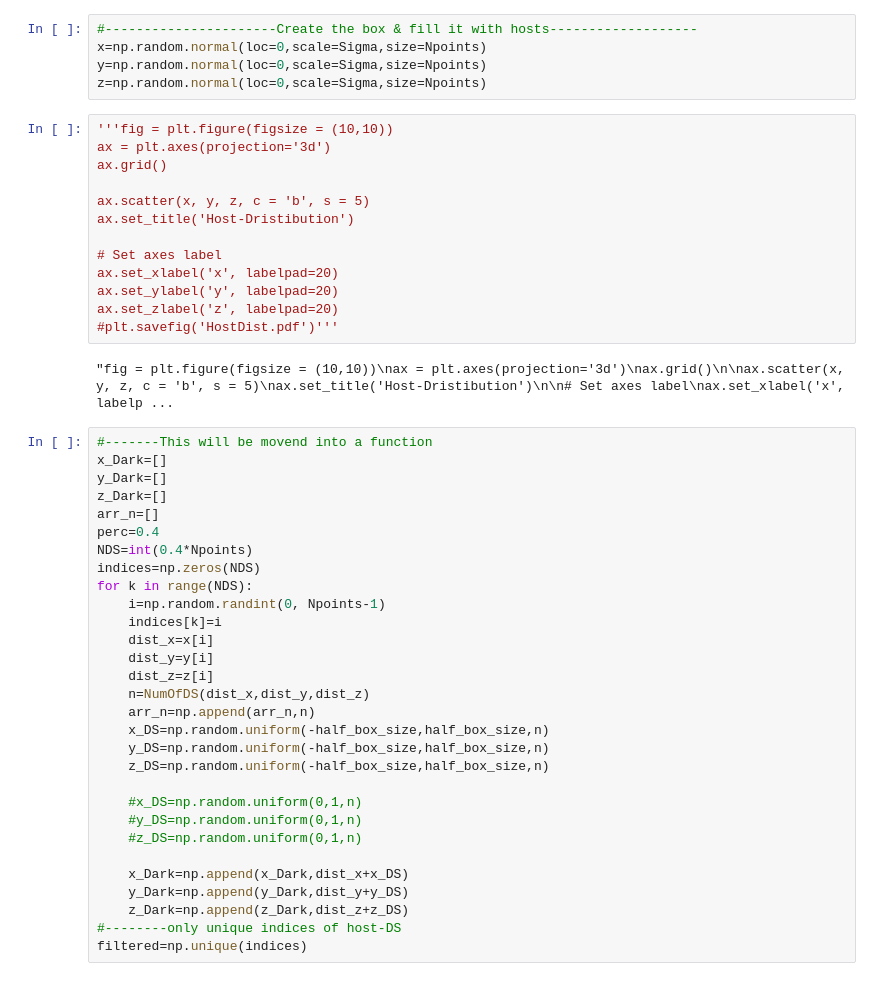
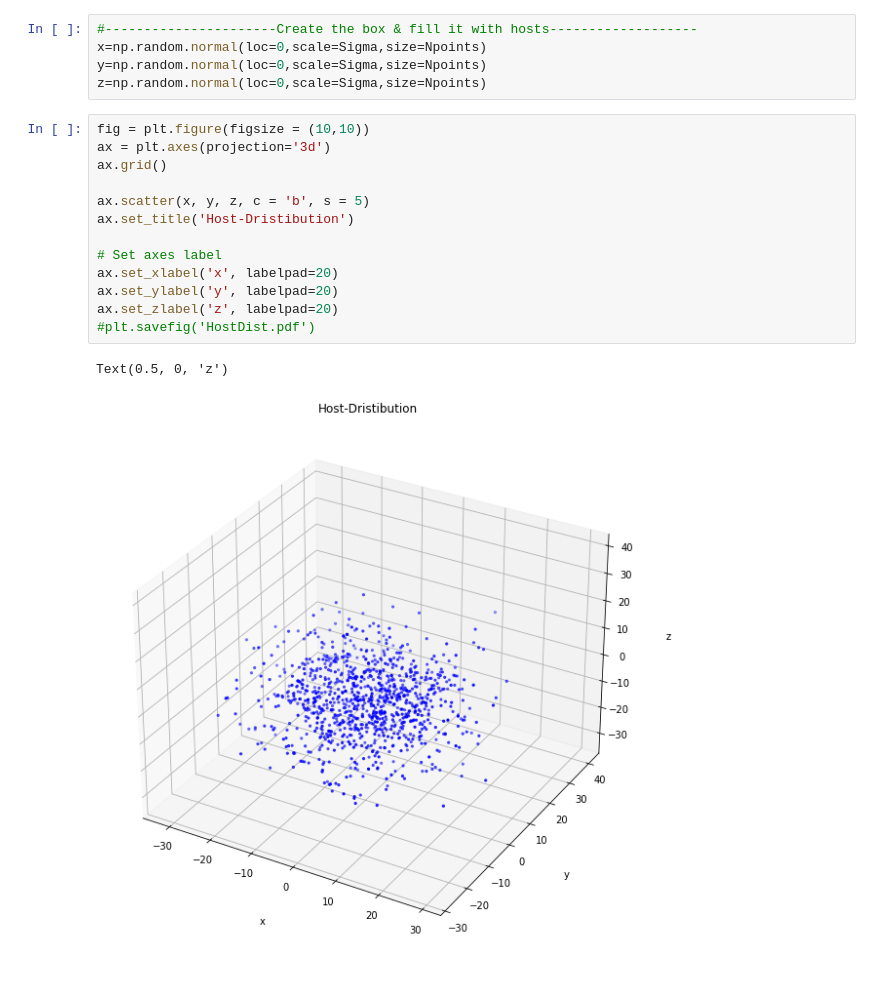
Before and after one commit to RCianca/DarkSirensStat, a Jupyter notebook: DSCatalogueCeator/DSIRE.ipynb, the cells around one changed output. Saved outputs shown, nothing was run; the diff lists cells and outputs as text.

```diff
--- a/DSCatalogueCeator/DSIRE.ipynb
+++ b/DSCatalogueCeator/DSIRE.ipynb
@@ -56,47 +109,18 @@ x=np.random.normal(loc=0,scale=Sigma,size=Npoints)
 y=np.random.normal(loc=0,scale=Sigma,size=Npoints)
 z=np.random.normal(loc=0,scale=Sigma,size=Npoints)
 # %%
-'''fig = plt.figure(figsize = (10,10))
+fig = plt.figure(figsize = (10,10))
 ax = plt.axes(projection='3d')
 ax.grid()
 
 ax.scatter(x, y, z, c = 'b', s = 5)
 ax.set_title('Host-Dristibution')
 
 # Set axes label
 ax.set_xlabel('x', labelpad=20)
 ax.set_ylabel('y', labelpad=20)
 ax.set_zlabel('z', labelpad=20)
-#plt.savefig('HostDist.pdf')'''
+#plt.savefig('HostDist.pdf')
 # %% [output]
-"fig = plt.figure(figsize = (10,10))\nax = plt.axes(projection='3d')\nax.grid()\n\nax.scatter(x, y, z, c = 'b', s = 5)\nax.set_title('Host-Dristibution')\n\n# Set axes label\nax.set_xlabel('x', labelp ...
+Text(0.5, 0, 'z')
+[figure, added]
-# %%
-#-------This will be movend into a function
-x_Dark=[]
-y_Dark=[]
-z_Dark=[]
-arr_n=[]
-perc=0.4
-NDS=int(0.4*Npoints)
-indices=np.zeros(NDS)
-for k in range(NDS):
-    i=np.random.randint(0, Npoints-1)
-    indices[k]=i
-    dist_x=x[i]
-    dist_y=y[i]
-    dist_z=z[i]
-    n=NumOfDS(dist_x,dist_y,dist_z)
-    arr_n=np.append(arr_n,n)
-    x_DS=np.random.uniform(-half_box_size,half_box_size,n)
-    y_DS=np.random.uniform(-half_box_size,half_box_size,n)
-    z_DS=np.random.uniform(-half_box_size,half_box_size,n)
-
-    #x_DS=np.random.uniform(0,1,n)
-    #y_DS=np.random.uniform(0,1,n)
-    #z_DS=np.random.uniform(0,1,n)
-
-    x_Dark=np.append(x_Dark,dist_x+x_DS)
-    y_Dark=np.append(y_Dark,dist_y+y_DS)
-    z_Dark=np.append(z_Dark,dist_z+z_DS)
-#--------only unique indices of host-DS
-filtered=np.unique(indices)
```
Also changed, not shown: parts of 22 cells of this notebook.
